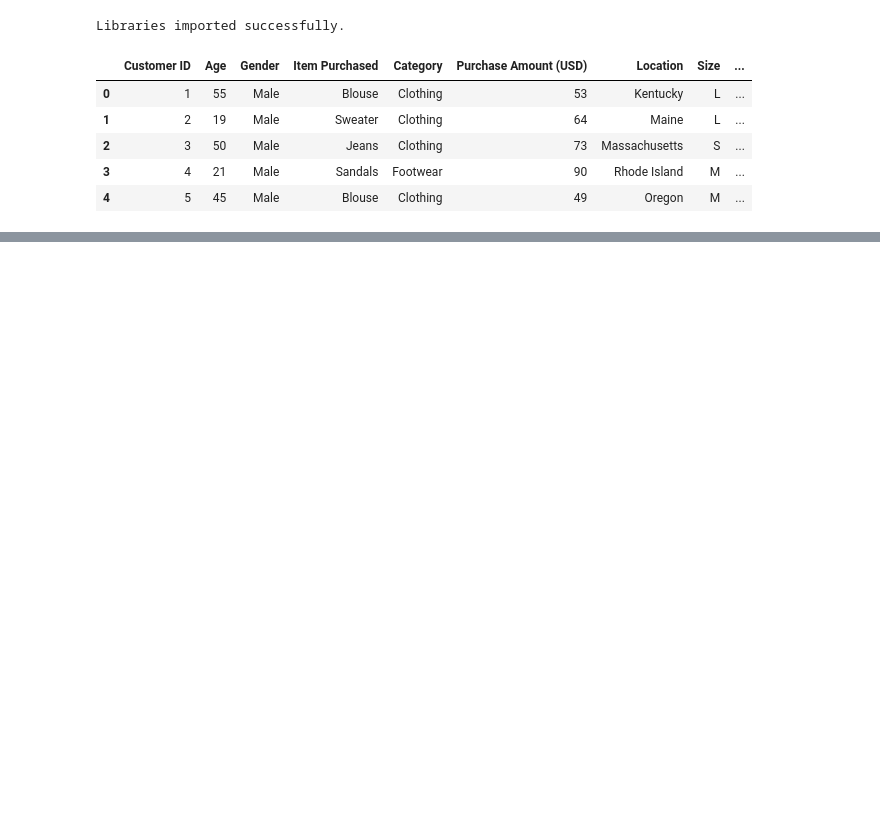
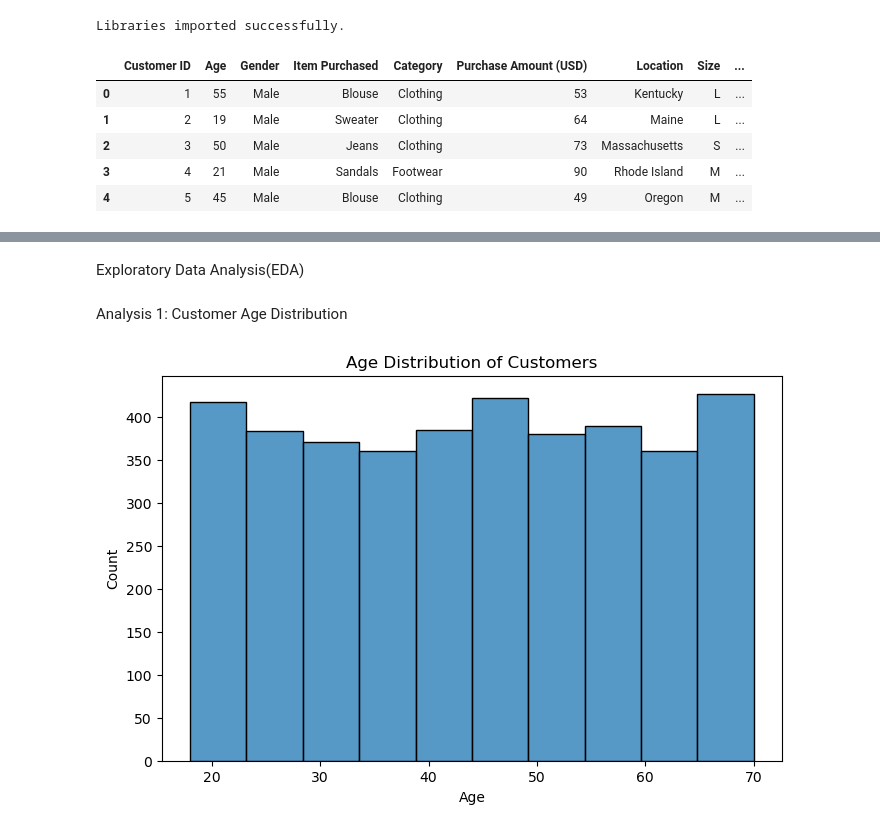
Before and after one commit to suthanthira89/customer-shopping-behaviour-analysis, a Jupyter notebook: customer_shopping_analysis.ipynb, the cells around one changed output, grey strips where cells are left out. Cells and saved outputs as stored; diff of their text form; code cells hidden in the pictures; blank space fills up the shorter version.

```diff
--- a/customer_shopping_analysis.ipynb
+++ b/customer_shopping_analysis.ipynb
@@ -22,0 +159,17 @@ df.head()
+# %% [markdown]
+Exploratory Data Analysis(EDA)
+# %% [markdown]
+ Analysis 1: Customer Age Distribution
+# %%
+
+plt.figure(figsize=(8,5))
+
+sns.histplot(df['Age'], bins=10)
+
+plt.title('Age Distribution of Customers')
+plt.xlabel('Age')
+plt.ylabel('Count')
+
+plt.show()
+# %% [output]
+[figure, added]
```
Also changed, not shown: parts of 30 cells of this notebook.
